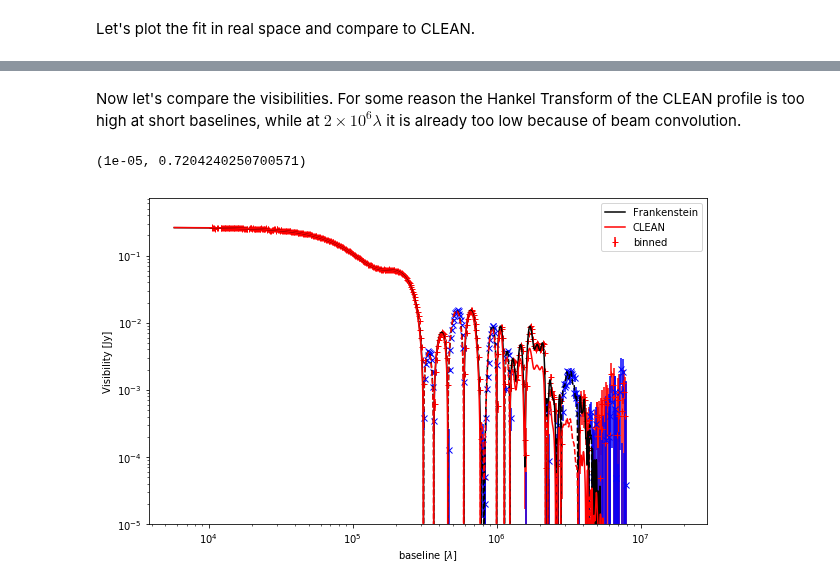
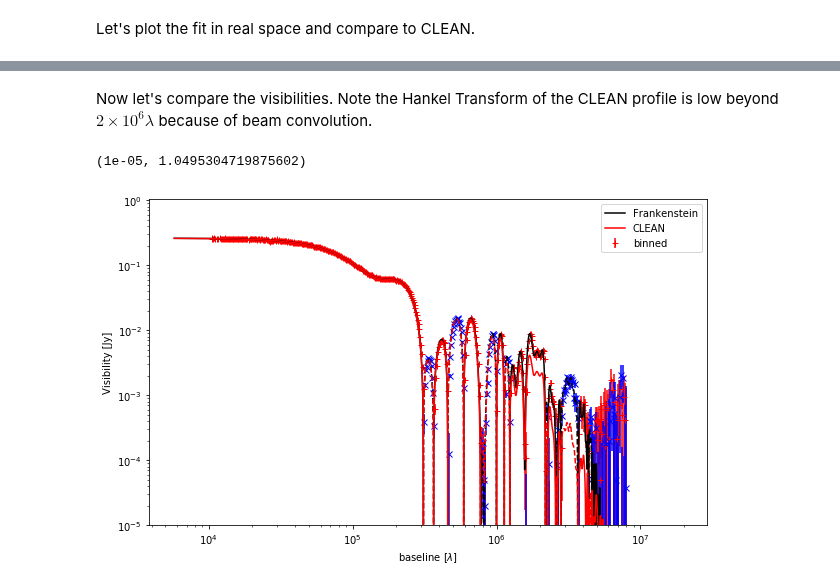
Before and after one commit to discsim/frank, a Jupyter notebook: examples/Frankenstein.ipynb, the cells around one changed output, grey strips where cells are left out. Saved outputs shown, nothing was run; the diff lists cells and outputs as text; code cells hidden in the pictures.

```diff
--- a/examples/Frankenstein.ipynb
+++ b/examples/Frankenstein.ipynb
@@ -184,7 +183,7 @@ from frankenstein import FrankFitter
 
 Rmax = 1.6/rad_to_arcsec
 
-FF = FrankFitter(Rmax, 300, geometry=geometry, alpha=1.05, w_smooth=1e-2)
+FF = FrankFitter(Rmax, 300, geometry, alpha=1.05, w_smooth=1e-2)
 
 sol = FF.fit(u, v, vis, weights)
 # %% [markdown]
@@ -228,30 +227,32 @@ plt.legend()
 # %% [markdown]
-Now let's compare the visibilities. For some reason the Hankel Transform of the CLEAN profile is too high at short baselines, while at $2 \times 10^6 \lambda$ it is already too low because of beam convolution.
+Now let's compare the visibilities. Note the Hankel Transform of the CLEAN profile is low beyond $2\times 10^6 \lambda$ because of beam convolution.
 # %%
 # Plot the visibilies
 plt.figure(figsize=(10,6))
 l = plt.errorbar(uv_bin, vis_bin, yerr=w_bin**-0.5,marker='+', ls='none', c='r', label='binned', zorder=-1)
 plt.errorbar(uv_bin, -vis_bin, yerr=w_bin**-0.5,marker='x', ls='none', c='b', zorder=-1)
 
 uv = np.hypot(u, v)
 ki = np.logspace(np.log10(min(uv.min(), sol.q[ 0])) - 0.3,
                  np.log10(max(uv.max(), sol.q[-1])) + 0.0,
                  10**4)
 
-plot_log_abs(ki, sol.predict(ki, 0), c='k', label='Frankenstein')
+plot_log_abs(ki, sol.predict_deprojected(ki), c='k', label='Frankenstein')
 
 # Plot also the predicted visibilities of the CLEAN image
 from frankenstein.hankel import DiscreteHankelTransform
 dht = DiscreteHankelTransform(Rmax,300)
 plot_log_abs(ki,
-             sol.predict(ki, 0,
-                         I=np.interp(dht.r, AS209_profile.r, AS209_profile.Inu)),
+             sol.predict_deprojected(ki,
+                                     I=np.interp(dht.r,
+                                                 AS209_profile.r,
+                                                 AS209_profile.Inu)),
              c='r', label='CLEAN')
 
 plt.legend()
 plt.xlabel('baseline [$\lambda$]')
 plt.ylabel('Visibility [Jy]')
 plt.ylim(ymin=1e-5)
 # %% [output]
-(1e-05, 0.7204240250700571)
+(1e-05, 1.0495304719875602)
-[figure, old version]
+[figure, new version]
```
Also changed, not shown: parts of 12 cells of this notebook, 1 other file.
